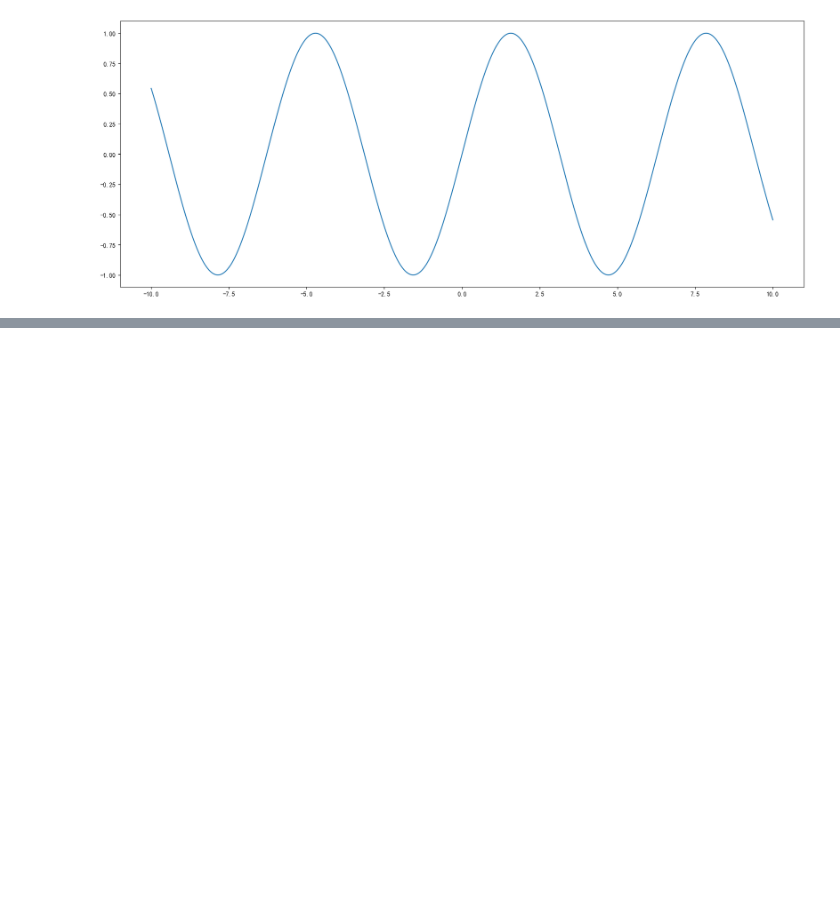
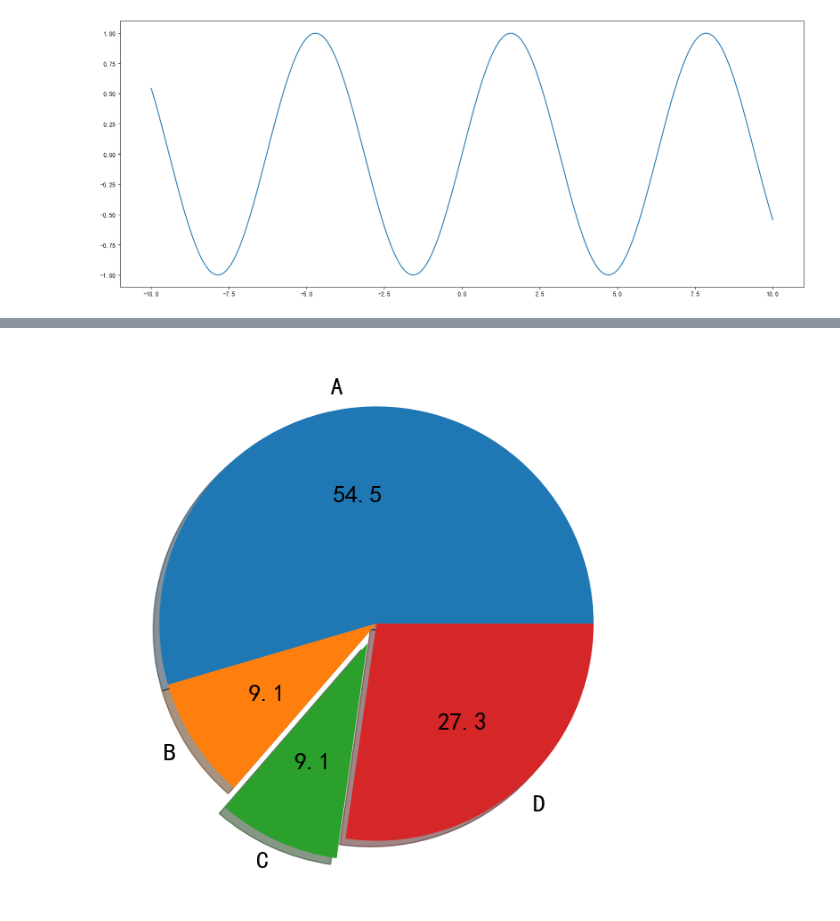
Before and after one commit to Liquor007/MyDeepLearning, a Jupyter notebook: Matplotlib.ipynb, the cells around one changed output, grey strips where cells are left out. Drawn from its saved outputs; the diff is of its cells as text; code cells hidden in the pictures; blank space fills up the shorter version.

```diff
--- a/Matplotlib.ipynb
+++ b/Matplotlib.ipynb
@@ -206,0 +272,9 @@ plt.show()
+# %%
+plt.figure(figsize=(8,8),dpi=100)
+label=["A","B","C","D"]
+x=[60,10,10,30]
+plt.pie(x,labels=label,explode=(0,0,0.1,0),shadow=True,autopct='%1.1f',textprops={'fontsize':20,'color':'black'})
+#plt.hist(x)
+plt.show()
+# %% [output]
+[figure, added]
```
Also changed, not shown: parts of 12 cells of this notebook.
